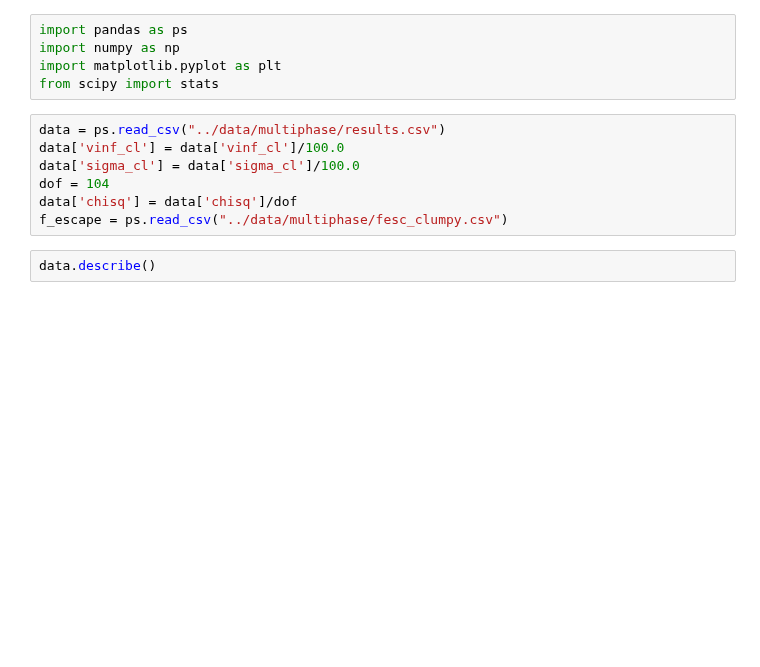
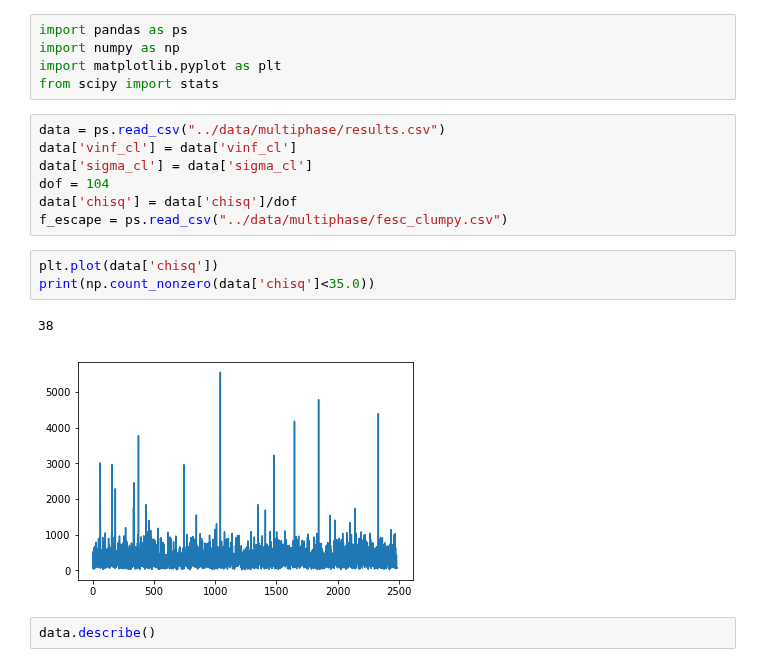
Before and after one commit to astroandes/tololo-lya-fit, a Jupyter notebook: code/multiphase.ipynb, the cells around one changed output. Saved outputs shown, nothing was run; the diff lists cells and outputs as text; blank space fills up the shorter version.

```diff
--- a/code/multiphase.ipynb
+++ b/code/multiphase.ipynb
@@ -7,11 +7,17 @@ import matplotlib.pyplot as plt
 from scipy import stats
 # %%
 data = ps.read_csv("../data/multiphase/results.csv")
-data['vinf_cl'] = data['vinf_cl']/100.0
-data['sigma_cl'] = data['sigma_cl']/100.0
+data['vinf_cl'] = data['vinf_cl']
+data['sigma_cl'] = data['sigma_cl']
 dof = 104
 data['chisq'] = data['chisq']/dof
 f_escape = ps.read_csv("../data/multiphase/fesc_clumpy.csv")
+# %%
+plt.plot(data['chisq'])
+print(np.count_nonzero(data['chisq']<35.0))
+# %% [output]
+38
+[figure, added]
 # %%
 data.describe()
 # %% [output]
```
Also changed, not shown: parts of 15 cells of this notebook.
